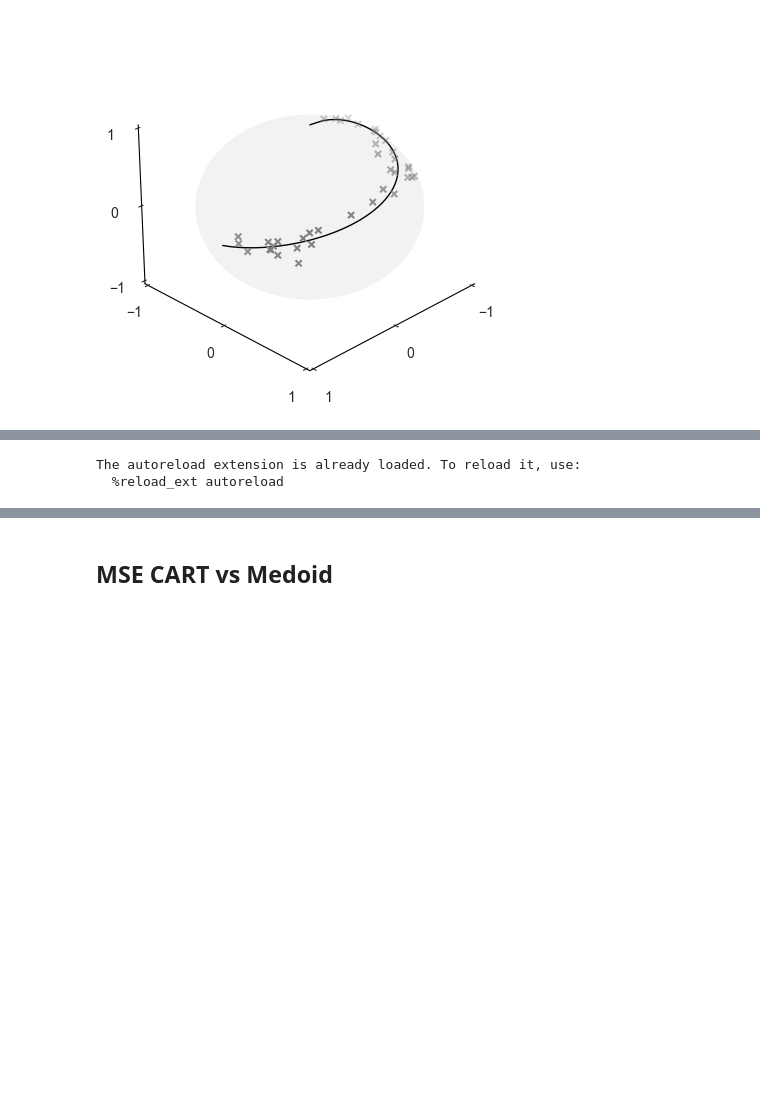
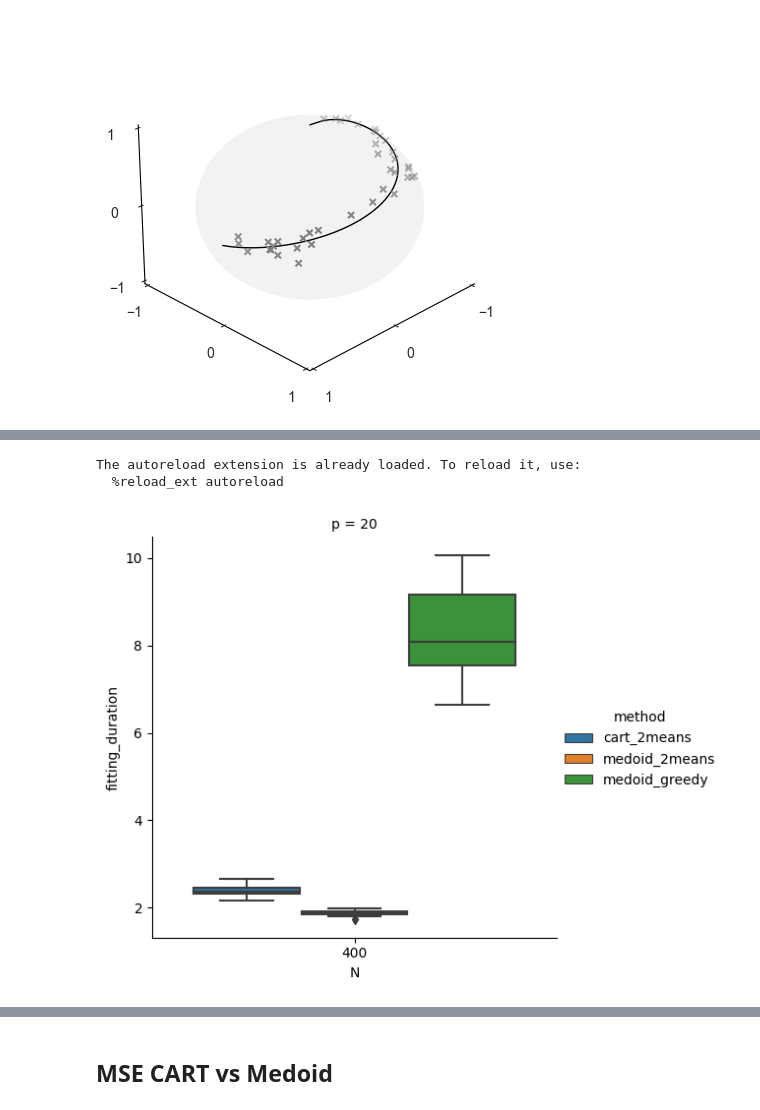
Before and after one commit to matthieubulte/pyfrechet, a Jupyter notebook: benchmark/sphere.ipynb, the cells around one changed output, grey strips where cells are left out. Drawn from its saved outputs; the diff is of its cells as text; code cells hidden in the pictures; blank space fills up the shorter version.

```diff
--- a/benchmark/sphere.ipynb
+++ b/benchmark/sphere.ipynb
@@ -242,3 +230,32 @@ INFO: Using numpy backend
+# %%
+%load_ext autoreload
+%autoreload 2
+
+import pandas as pd
+import seaborn as sns
+import json
+
+
+OUT_FILE = 'results/result_sphere_cross_est_new_dgp_fixed_order.json'
+# OUT_FILE = 'results/result_sphere_cross_est_new_dgp_75.json'
+
+def load_data(path):
+    with open(path, 'r') as f:
+        results = json.load(f)
+    df = pd.DataFrame(results, columns=['method', 'N', 'p', 'duration', 'dist_duration', 'err'])
+    df['group'] ='p=' + df['p'].astype(str) +  ', N=' + df['N'].astype(str)
+    df['fitting_duration'] = df['duration'] - df['dist_duration']
+    return df
+
+df_25 = load_data('results/result_sphere_cross_est_new_dgp_test.json')
+df_25['batch'] = 'test'
+df_75 = load_data('results/result_sphere_cross_est_new_dgp_75.json')
+df_75['batch'] = '75'
+
+df_all = pd.concat([df_25, df_75])
+# %% [output]
+The autoreload extension is already loaded. To reload it, use:
+  %reload_ext autoreload
 # %%
 %load_ext autoreload
 %autoreload 2
@@ -247,15 +264,32 @@ import pandas as pd
 import seaborn as sns
 import json
 
-OUT_FILE = 'results/result_sphere_cross_est_new_dgp.json'
-# OUT_FILE = 'result_sphere_cross_est.json'
 
-with open(OUT_FILE, 'r') as f:
-    results = json.load(f)
+# OUT_FILE = 'results/result_sphere_cross_est_new_dgp_fixed_order.json'
+# OUT_FILE = 'results/result_sphere_cross_est_new_dgp_75.json'
 
-df = pd.DataFrame(results, columns=['method', 'p', 'N', 'duration', 'dist_duration', 'err'])
-df['group'] ='p=' + df['p'].astype(str) +  ', N=' + df['N'].astype(str)
-df['fitting_duration'] = df['duration'] - df['dist_duration']
+def load_data(path):
+    with open(path, 'r') as f:
+        results = json.load(f)
+    df = pd.DataFrame(results, columns=['method', 'N', 'p', 'duration', 'dist_duration', 'err'])
+    df['group'] ='p=' + df['p'].astype(str) +  ', N=' + df['N'].astype(str)
+    df['fitting_duration'] = df['duration'] - df['dist_duration']
+    return df
+
+df_test = load_data('results/result_sphere_cross_est_new_dgp_test.json')
-# %% [output]
-The autoreload extension is already loaded. To reload it, use:
-  %reload_ext autoreload
+# %%
+# sns.histplot(df, x='fitting_duration', hue='group')
+
+grid = sns.catplot(df_test,
+        x='N', y='fitting_duration',
+        col="p",
+        hue='method',
+        kind='box')
+
+# grid = sns.catplot(df_75[df_75.method == 'cart_2means'],
+#         x='N', y='duration',
+#         col="p",
+#         hue='method',
+#         kind='box')
+# %% [output]
+[figure, added]
```
Also changed, not shown: parts of 7 cells of this notebook, 13 other files.
